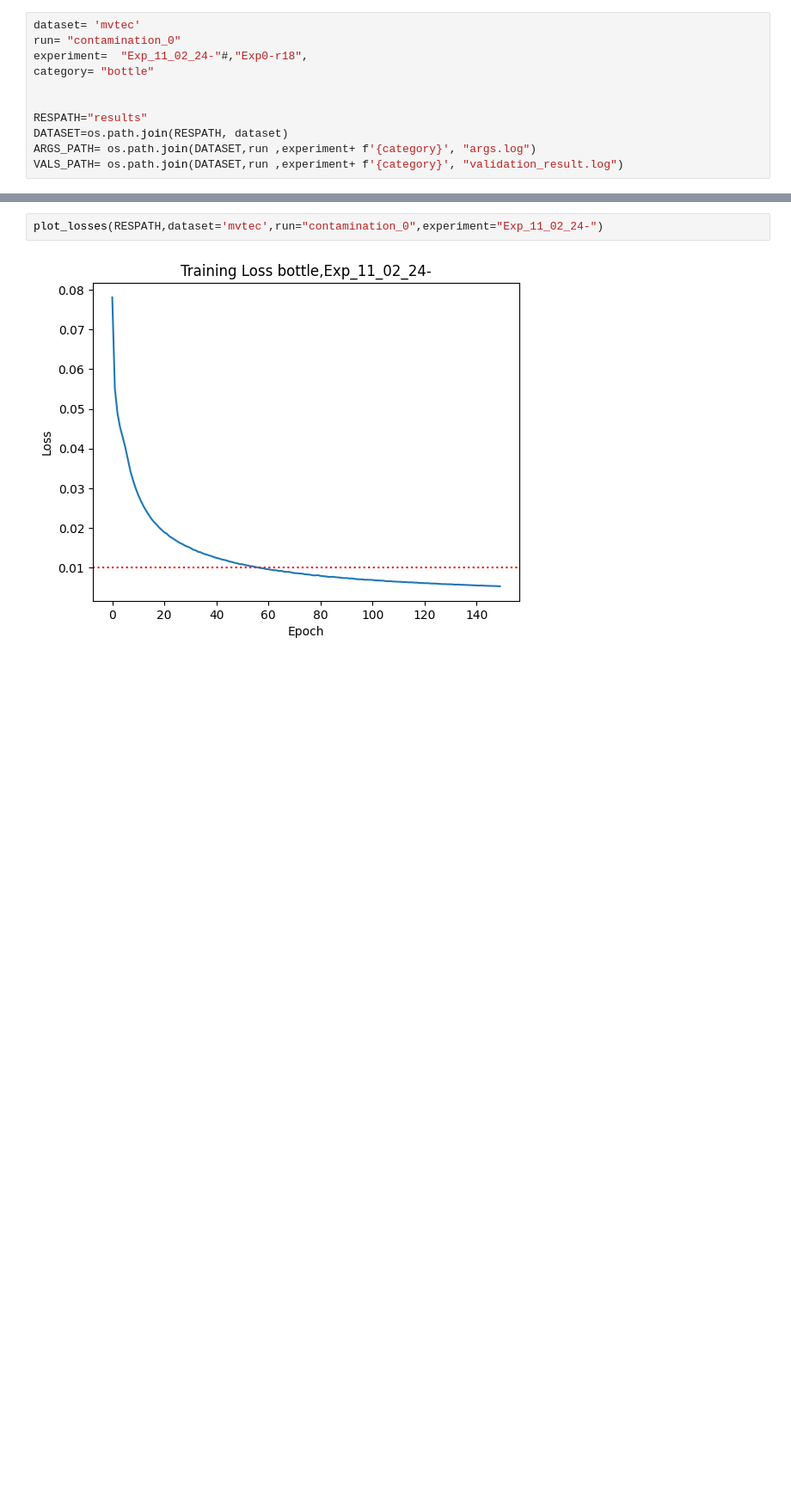
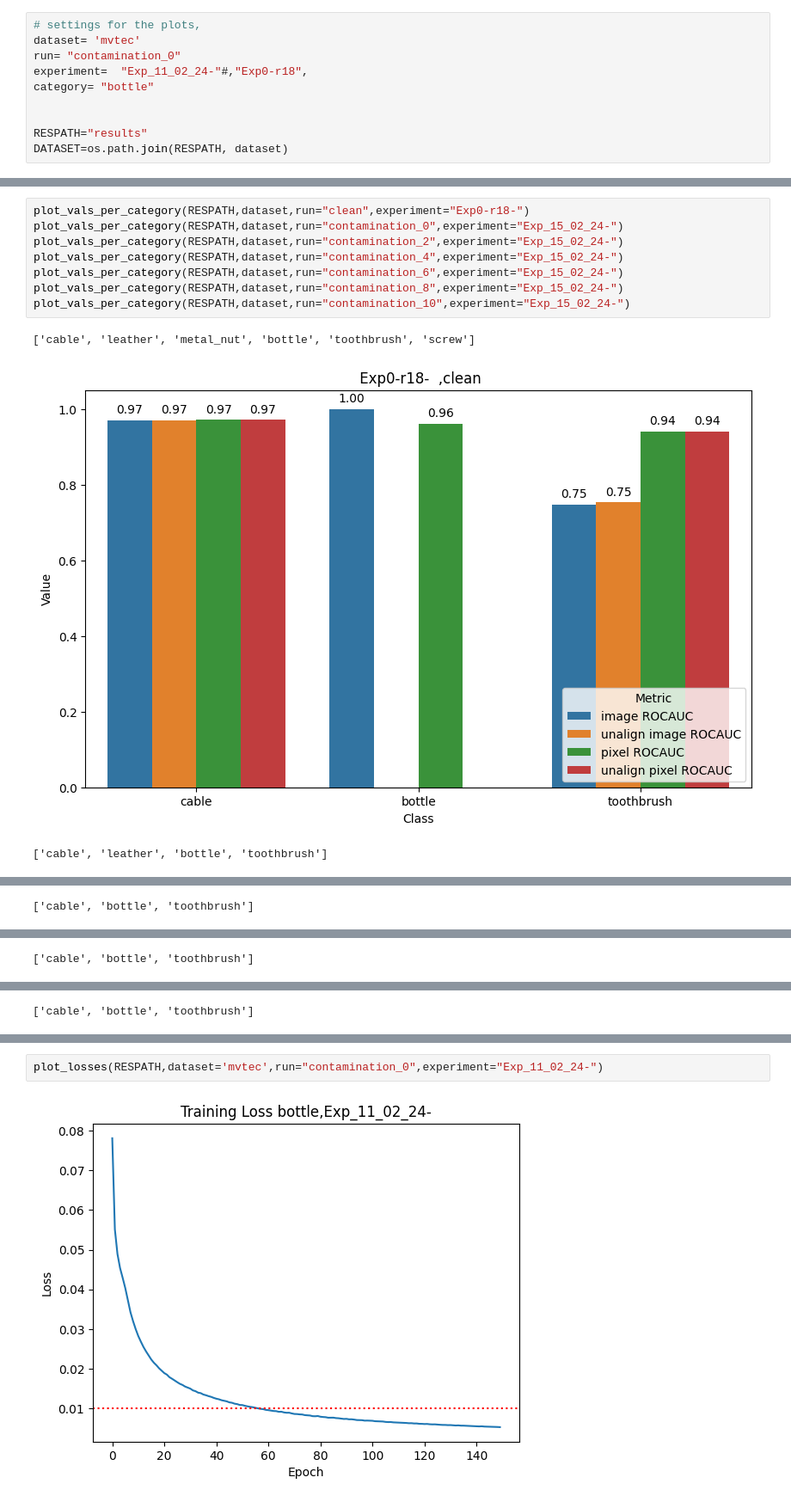
Before and after one commit to buehlpa/UTRAD, a Jupyter notebook: inspect_training_val.ipynb, the cells around one changed output, grey strips where cells are left out. Shown at 86% size. Drawn from its saved outputs; the diff is of its cells as text; blank space fills up the shorter version.

```diff
--- a/inspect_training_val.ipynb
+++ b/inspect_training_val.ipynb
@@ -9,4 +16,5 @@ import numpy as np
 # %%
+# settings for the plots,
 dataset= 'mvtec'
 run= "contamination_0"
 experiment=  "Exp_11_02_24-"#,"Exp0-r18",
@@ -15,5 +23,3 @@ category= "bottle"
 
 RESPATH="results"
 DATASET=os.path.join(RESPATH, dataset)
-ARGS_PATH= os.path.join(DATASET,run ,experiment+ f'{category}', "args.log")
-VALS_PATH= os.path.join(DATASET,run ,experiment+ f'{category}', "validation_result.log")
@@ -99,0 +131,12 @@ def plot_vals(RESPATH,dataset,run,experiment):
+# %%
+plot_vals_per_category(RESPATH,dataset,run="clean",experiment="Exp0-r18-")
+plot_vals_per_category(RESPATH,dataset,run="contamination_0",experiment="Exp_15_02_24-")
+plot_vals_per_category(RESPATH,dataset,run="contamination_2",experiment="Exp_15_02_24-")
+plot_vals_per_category(RESPATH,dataset,run="contamination_4",experiment="Exp_15_02_24-")
+plot_vals_per_category(RESPATH,dataset,run="contamination_6",experiment="Exp_15_02_24-")
+plot_vals_per_category(RESPATH,dataset,run="contamination_8",experiment="Exp_15_02_24-")
+plot_vals_per_category(RESPATH,dataset,run="contamination_10",experiment="Exp_15_02_24-")
+# %% [output]
+['cable', 'leather', 'metal_nut', 'bottle', 'toothbrush', 'screw']
+[figure, added]
+['cable', 'leather', 'bottle', 'toothbrush']
@@ -99,0 +144 @@ def plot_vals(RESPATH,dataset,run,experiment):
+['cable', 'bottle', 'toothbrush']
@@ -99,0 +146 @@ def plot_vals(RESPATH,dataset,run,experiment):
+['cable', 'bottle', 'toothbrush']
@@ -99,0 +148 @@ def plot_vals(RESPATH,dataset,run,experiment):
+['cable', 'bottle', 'toothbrush']
```
Also changed, not shown: parts of 8 cells of this notebook, 1 other file.
